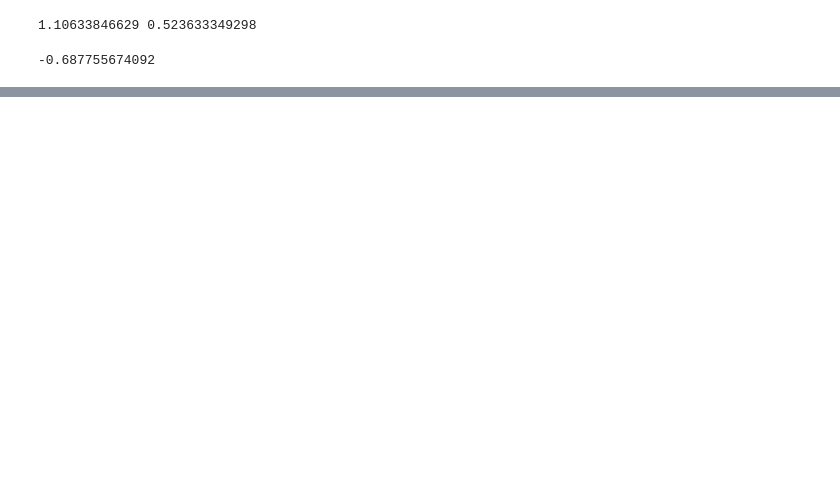
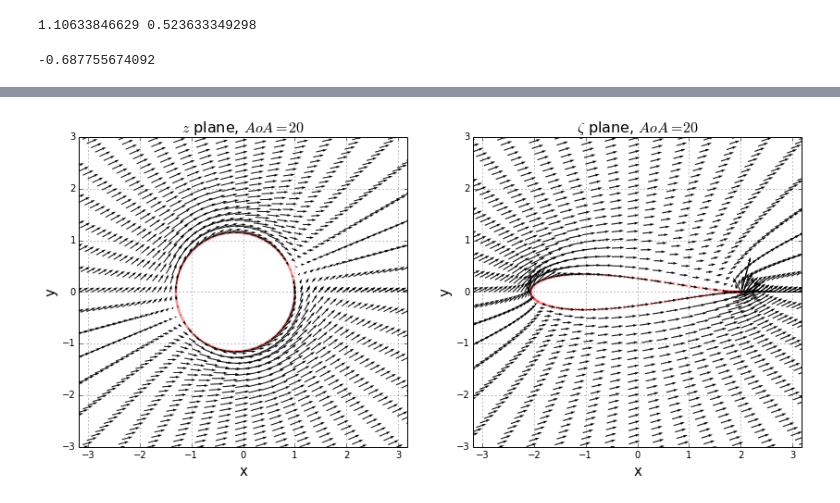
Before and after one commit to engamohd/AeroPython, a Jupyter notebook: my_codes/JT_cylindrical_mesh.ipynb, the cells around one changed output, grey strips where cells are left out. Drawn from its saved outputs; the diff is of its cells as text; code cells hidden in the pictures; blank space fills up the shorter version.

```diff
--- a/my_codes/JT_cylindrical_mesh.ipynb
+++ b/my_codes/JT_cylindrical_mesh.ipynb
@@ -341,0 +387,48 @@ print Cp_airfoil_surface_min
+# %%
+#Let's get the velocity in the z_prime plane
+
+W_z_prime = U_prime - 1j*V_prime
+W_AoA_z = W_z_prime*numpy.exp(-1j*AoA_rad)
+
+U_AoA = W_AoA_z.real
+V_AoA = -W_AoA_z.imag
+
+dzeta_dz = 1. - (c/Z)**2
+W_AoA_zeta =   W_AoA_z / dzeta_dz
+
+U_AoA_zeta = W_AoA_zeta.real
+V_AoA_zeta = -W_AoA_zeta.imag
+
+#and we force [0,0]=0
+
+U_AoA_zeta[0,0]=0.
+V_AoA_zeta[0,0]=0.
+# %%
+step=3
+pyplot.figure(figsize=(14,6))      #set plot size
+
+pyplot.subplot(1,2,1)
+pyplot.axis('equal')
+pyplot.grid(True)                  #plot the grid
+pyplot.xlim(-3.0, 3.0)       #set x-lim
+pyplot.ylim(-3.0, 3.0)          #set y-lim$
+pyplot.title('$z$ plane, $AoA=20$', fontsize=16)
+pyplot.xlabel('x', fontsize=15)    #set x-label
+pyplot.ylabel('y', fontsize=15)    #set y-label
+
+pyplot.scatter(x_circle,y_circle,s=10, color='r', marker='o', linewidth=0, alpha=0.4)
+pyplot.quiver(X[::step,::step], Y[::step,::step], U_AoA[::step,::step], V_AoA[::step,::step], linewidth=0.1, color = 'k', scale = 30)
+
+pyplot.subplot(1,2,2)
+pyplot.axis('equal')
+pyplot.grid(True)                  #plot the grid
+pyplot.xlim(-3.0, 3.0)       #set x-lim
+pyplot.ylim(-3.0, 3.0)          #set y-lim$
+pyplot.title('$\zeta$ plane, $AoA=20$', fontsize=16)
+pyplot.xlabel('x', fontsize=15)    #set x-label
+pyplot.ylabel('y', fontsize=15)    #set y-label
+
+pyplot.scatter(x_airfoil,y_airfoil,s=10, color='r', marker='o', linewidth=0, alpha=0.4)
+pyplot.quiver(X_zeta[::step,::step], Y_zeta[::step,::step], U_AoA_zeta[::step,::step], V_AoA_zeta[::step,::step], linewidth=0.15, color = 'k', scale = 30);
+# %% [output]
+[figure, added]
```
Also changed, not shown: parts of 17 cells of this notebook.
